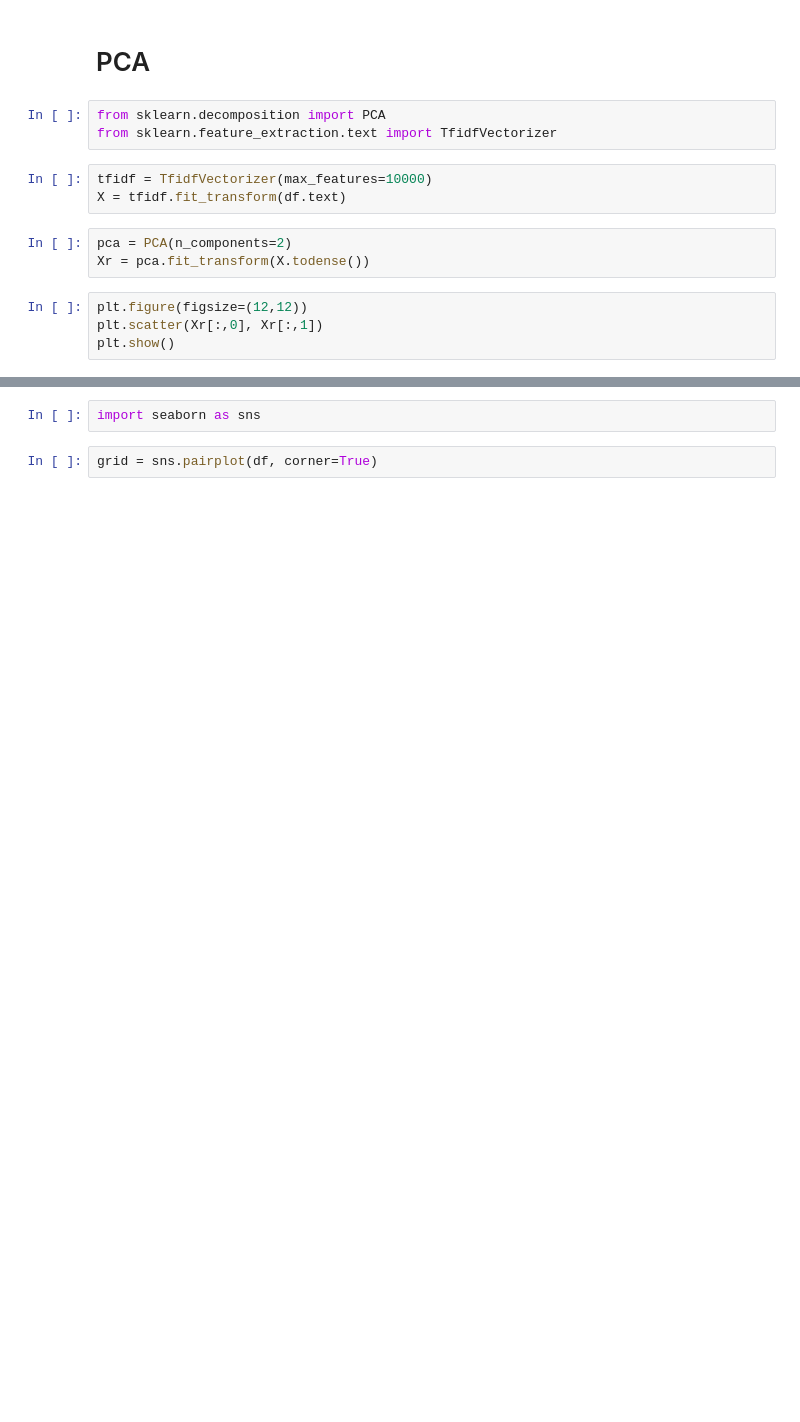
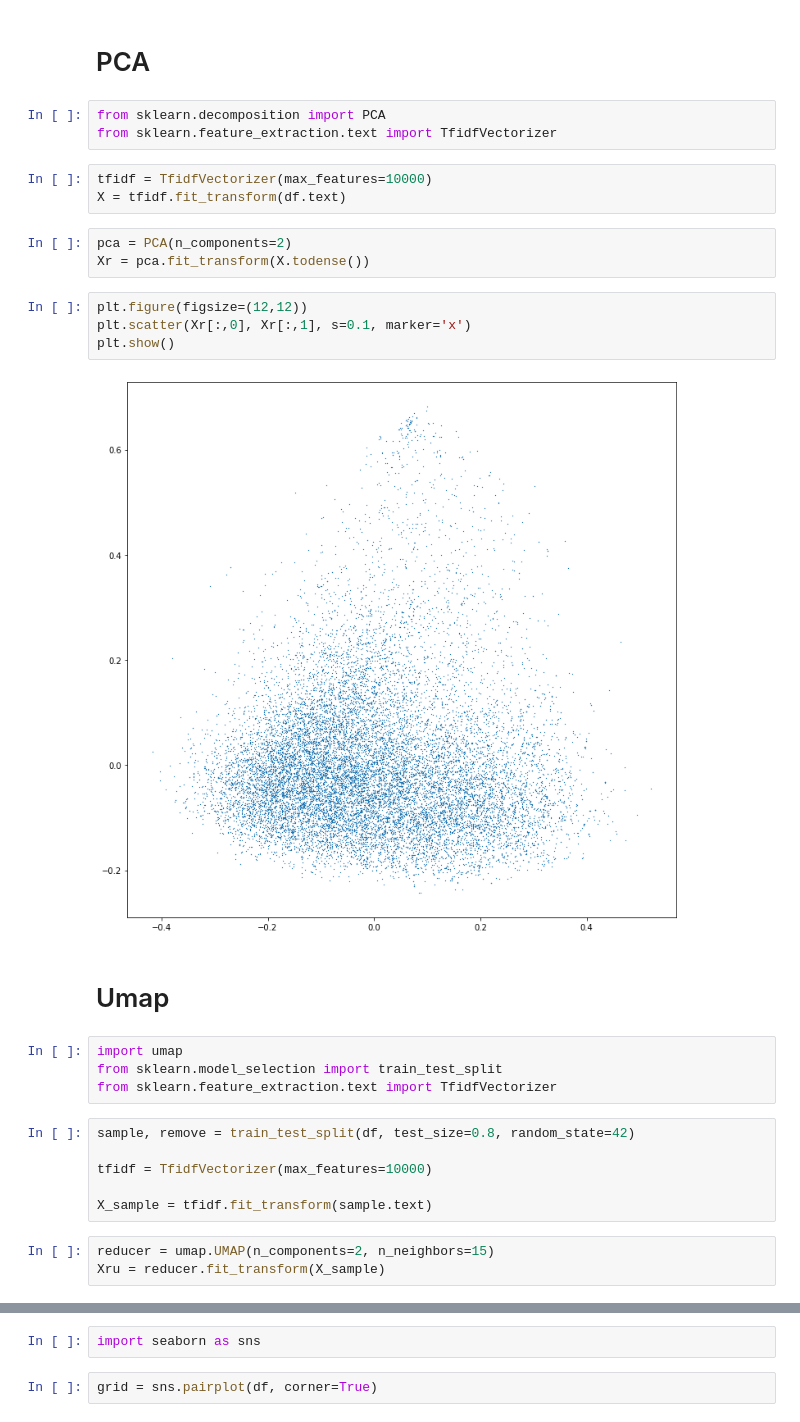
Before and after one commit to LennartKeller/SubtitleClustering, a Jupyter notebook: data_exploration/DataExploration.ipynb, the cells around one changed output, grey strips where cells are left out. Drawn from its saved outputs; the diff is of its cells as text; blank space fills up the shorter version.

```diff
--- a/data_exploration/DataExploration.ipynb
+++ b/data_exploration/DataExploration.ipynb
@@ -147,5 +243,22 @@ pca = PCA(n_components=2)
 Xr = pca.fit_transform(X.todense())
 # %%
 plt.figure(figsize=(12,12))
-plt.scatter(Xr[:,0], Xr[:,1])
+plt.scatter(Xr[:,0], Xr[:,1], s=0.1, marker='x')
 plt.show()
+# %% [output]
+[figure, added]
+# %% [markdown]
+# Umap
+# %%
+import umap
+from sklearn.model_selection import train_test_split
+from sklearn.feature_extraction.text import TfidfVectorizer
+# %%
+sample, remove = train_test_split(df, test_size=0.8, random_state=42)
+
+tfidf = TfidfVectorizer(max_features=10000)
+
+X_sample = tfidf.fit_transform(sample.text)
+# %%
+reducer = umap.UMAP(n_components=2, n_neighbors=15)
+Xru = reducer.fit_transform(X_sample)
```
Also changed, not shown: parts of 19 cells of this notebook.
